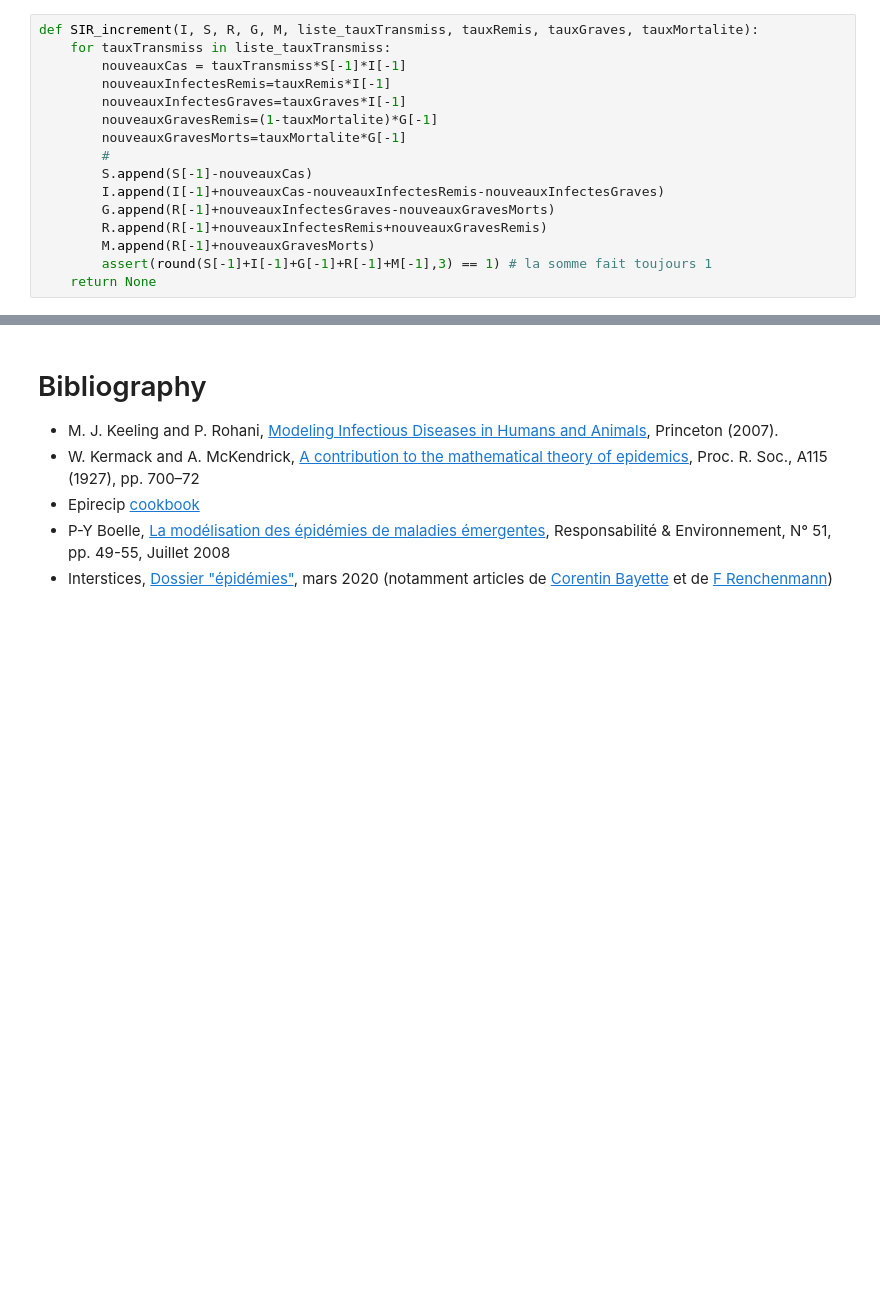
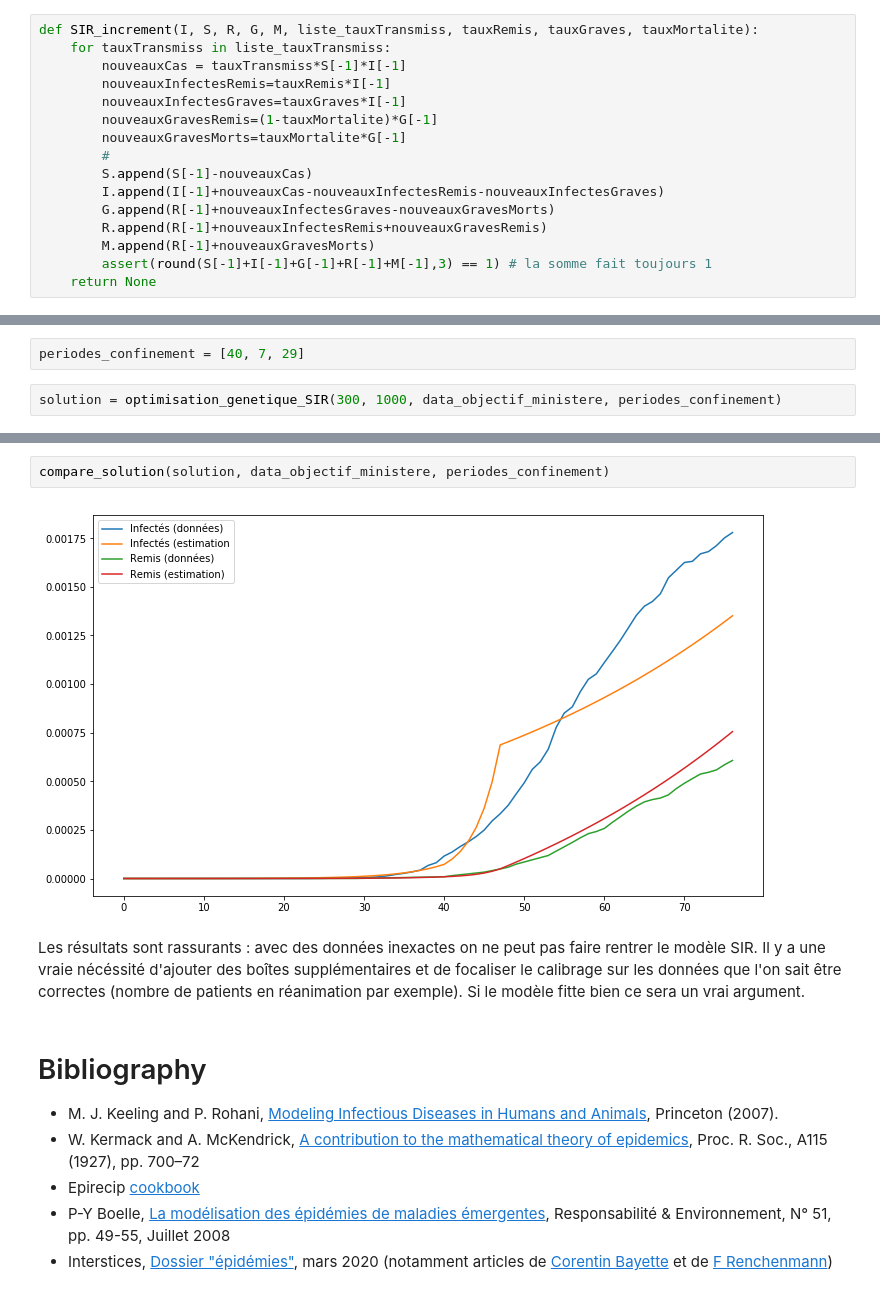
Before and after one commit to cristal-smac/mas_basics, a Jupyter notebook: covid_simulation.ipynb, the cells around one changed output, grey strips where cells are left out. Saved outputs shown, nothing was run; the diff lists cells and outputs as text; blank space fills up the shorter version.

```diff
--- a/covid_simulation.ipynb
+++ b/covid_simulation.ipynb
@@ -506,0 +694,4 @@ def SIR_increment(I, S, R, G, M, liste_tauxTransmiss, tauxRemis, tauxGraves, tau
+# %%
+periodes_confinement = [40, 7, 29]
+# %%
+solution = optimisation_genetique_SIR(300, 1000, data_objectif_ministere, periodes_confinement)
@@ -507,3 +705,9 @@ def SIR_increment(I, S, R, G, M, liste_tauxTransmiss, tauxRemis, tauxGraves, tau
+# %%
+compare_solution(solution, data_objectif_ministere, periodes_confinement)
+# %% [output]
+[figure, added]
+# %% [markdown]
+Les résultats sont rassurants : avec des données inexactes on ne peut pas faire rentrer le modèle SIR. Il y a une vraie nécéssité d'ajouter des boîtes supplémentaires et de focaliser le calibrage sur les données que l'on sait être correctes (nombre de patients en réanimation par exemple). Si le modèle fitte bien ce sera un vrai argument.
 # %% [markdown]
 # Bibliography
 - M. J. Keeling and P. Rohani, [Modeling Infectious Diseases in Humans and Animals](https://press.princeton.edu/books/hardcover/9780691116174/modeling-infectious-diseases-in-humans-and-animals), Princeton (2007).
```
Also changed, not shown: parts of 45 cells of this notebook, 1 other file.
